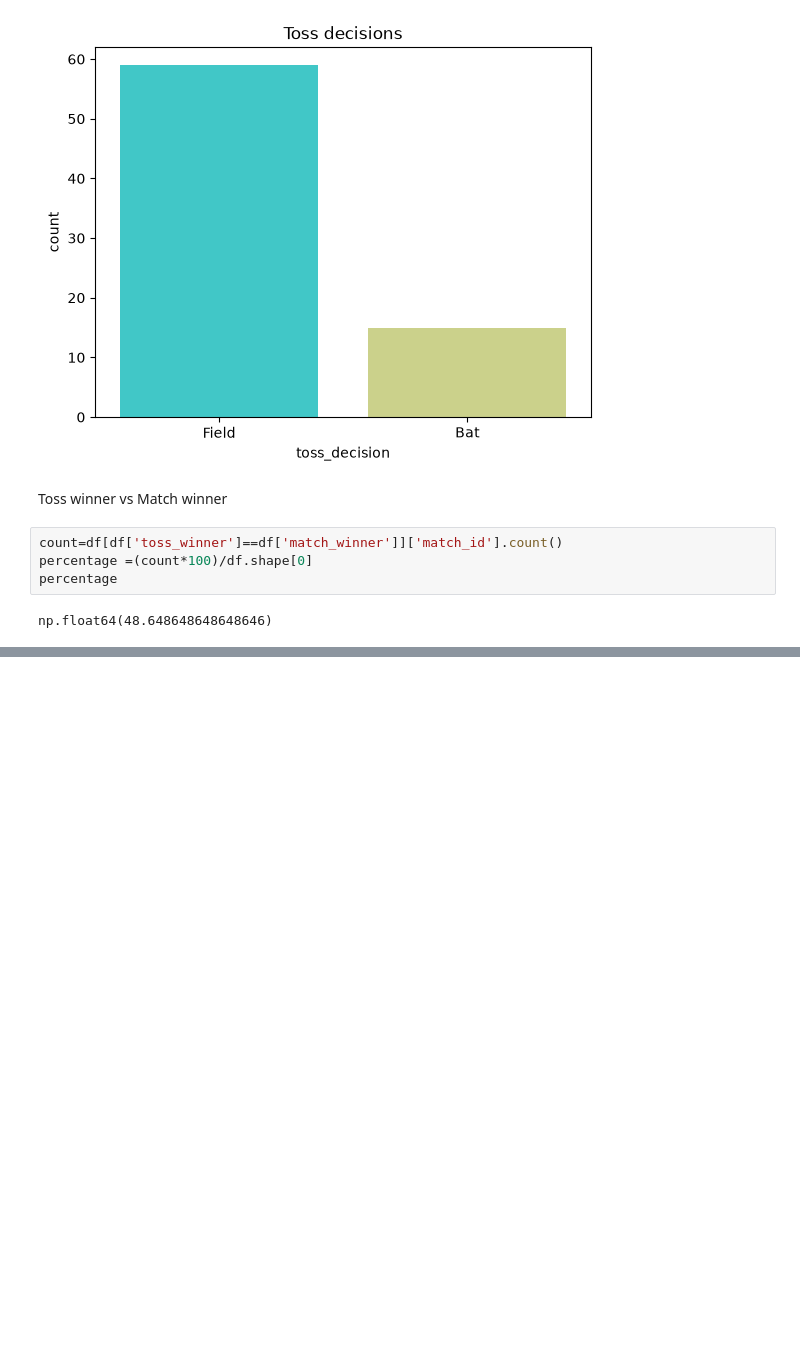
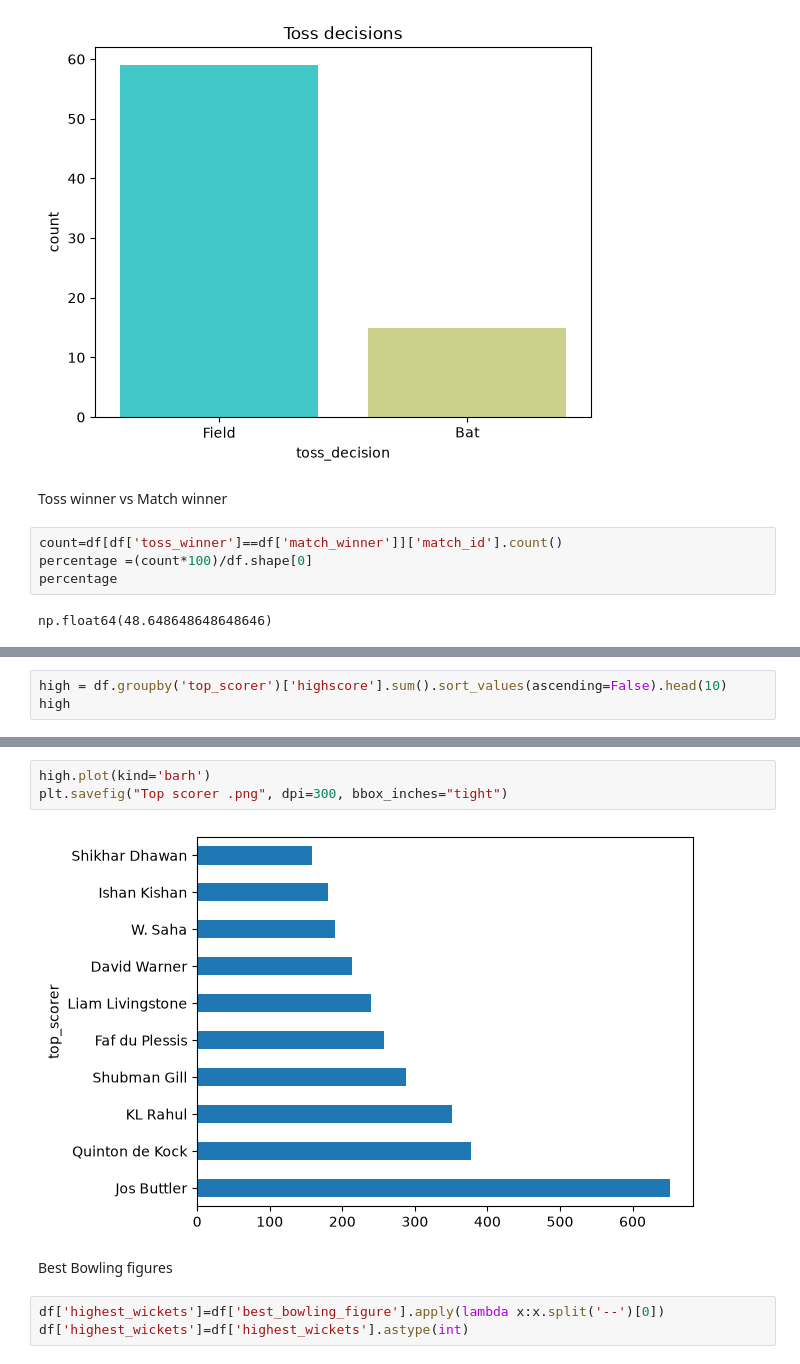
Before and after one commit to Himanshupandey2005/ipl-2022-Data-Analysis, a Jupyter notebook: index.ipynb, the cells around one changed output, grey strips where cells are left out. Saved outputs shown, nothing was run; the diff lists cells and outputs as text; blank space fills up the shorter version.

```diff
--- a/index.ipynb
+++ b/index.ipynb
@@ -62,0 +87,3 @@ np.float64(48.648648648648646)
+# %%
+high = df.groupby('top_scorer')['highscore'].sum().sort_values(ascending=False).head(10)
+high
@@ -62,0 +103,10 @@ np.float64(48.648648648648646)
+# %%
+high.plot(kind='barh')
+plt.savefig("Top scorer .png", dpi=300, bbox_inches="tight")
+# %% [output]
+[figure, added]
+# %% [markdown]
+Best Bowling figures
+# %%
+df['highest_wickets']=df['best_bowling_figure'].apply(lambda x:x.split('--')[0])
+df['highest_wickets']=df['highest_wickets'].astype(int)
```
Also changed, not shown: parts of 16 cells of this notebook, 5 other files.
